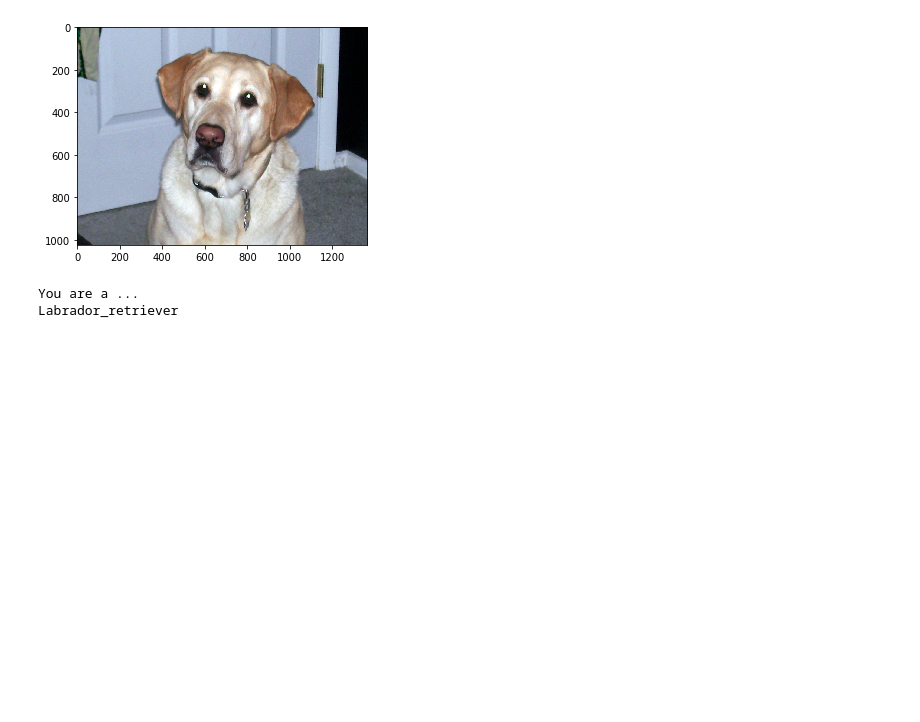
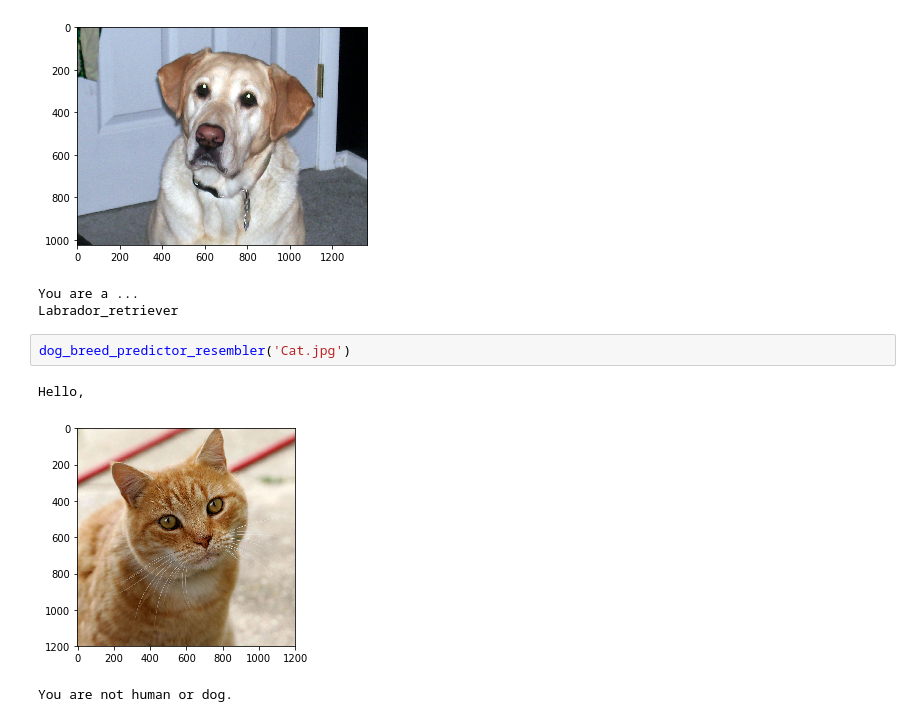
Before and after one commit to weizhi-luo/Udacity-Artificial-Intelligence, a Jupyter notebook: Projects/dog-project/dog_app.ipynb, the cells around one changed output. Saved outputs shown, nothing was run; the diff lists cells and outputs as text; blank space fills up the shorter version.

```diff
--- a/Projects/dog-project/dog_app.ipynb
+++ b/Projects/dog-project/dog_app.ipynb
@@ -963,3 +963,9 @@ Hello, dog!
 [figure]
 You are a ...
 Labrador_retriever
+# %%
+dog_breed_predictor_resembler('Cat.jpg')
+# %% [output]
+Hello,
+[figure, added]
+You are not human or dog.
```
Also changed, not shown: parts of 12 cells of this notebook.
